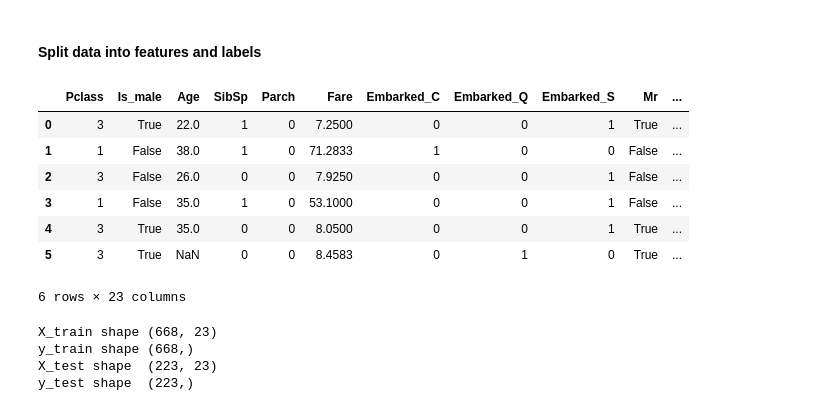
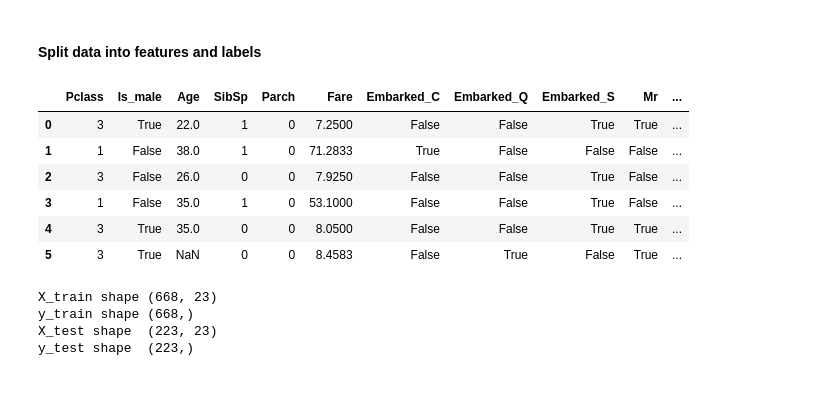
Before and after one commit to korjusk/Titanic, a Jupyter notebook: titanic_notebook.ipynb, the cells around one changed output. Saved outputs shown, nothing was run; the diff lists cells and outputs as text; code cells hidden in the pictures.

Commit message:
converted int to bool

```diff
--- a/titanic_notebook.ipynb
+++ b/titanic_notebook.ipynb
@@ -89,7 +89,7 @@ Woman and children will survive: 79.24
 ### Prepare the data
 #### One-hot encoding
 # %%
-embarked = pd.get_dummies(df.Embarked, prefix='Embarked')
+embarked = pd.get_dummies(df.Embarked, prefix='Embarked', dtype=bool)
 df = pd.concat([df, embarked], axis=1)
 df = df.drop(columns=['Embarked'])
 
@@ -209,20 +209,21 @@ Red line is mean
 # %%
 from sklearn.preprocessing import Imputer
 
 # Convert to numpy array
 y = np.array(df.Survived)
 
 X = df.drop(['PassengerId', 'Survived', 'Name', 'Ticket', 'Cabin'], axis=1)
+
+pd.set_option('display.max_columns', None)
 X.head(6)
 # %% [output]
 |  | Pclass | Is_male | Age | SibSp | Parch | Fare | Embarked_C | Embarked_Q | Embarked_S | Mr | ... |
-| 0 | 3 | True | 22.0 | 1 | 0 | 7.2500 | 0 | 0 | 1 | True | ... |
-| 1 | 1 | False | 38.0 | 1 | 0 | 71.2833 | 1 | 0 | 0 | False | ... |
-| 2 | 3 | False | 26.0 | 0 | 0 | 7.9250 | 0 | 0 | 1 | False | ... |
-| 3 | 1 | False | 35.0 | 1 | 0 | 53.1000 | 0 | 0 | 1 | False | ... |
-| 4 | 3 | True | 35.0 | 0 | 0 | 8.0500 | 0 | 0 | 1 | True | ... |
-| 5 | 3 | True | NaN | 0 | 0 | 8.4583 | 0 | 1 | 0 | True | ... |
+| 0 | 3 | True | 22.0 | 1 | 0 | 7.2500 | False | False | True | True | ... |
+| 1 | 1 | False | 38.0 | 1 | 0 | 71.2833 | True | False | False | False | ... |
+| 2 | 3 | False | 26.0 | 0 | 0 | 7.9250 | False | False | True | False | ... |
+| 3 | 1 | False | 35.0 | 1 | 0 | 53.1000 | False | False | True | False | ... |
+| 4 | 3 | True | 35.0 | 0 | 0 | 8.0500 | False | False | True | True | ... |
+| 5 | 3 | True | NaN | 0 | 0 | 8.4583 | False | True | False | True | ... |
-6 rows × 23 columns
 # %%
 X_columns = list(X.columns)
 X = np.array(X)
```
Also changed, not shown: parts of 2 cells of this notebook.
